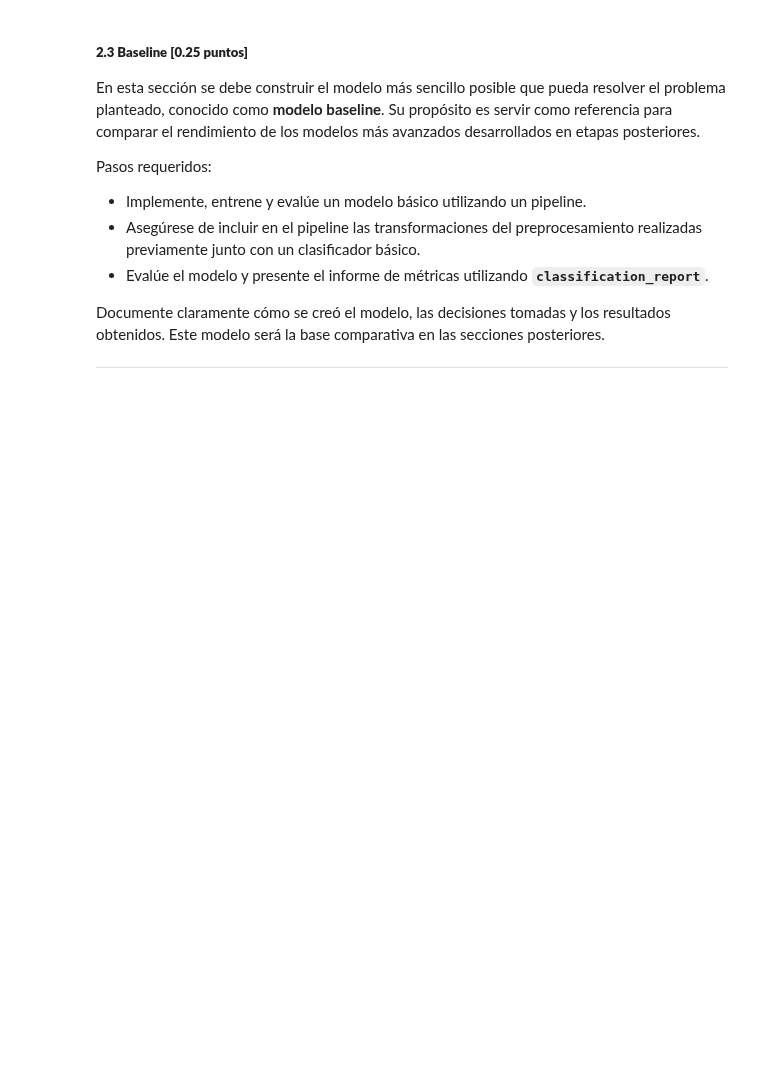
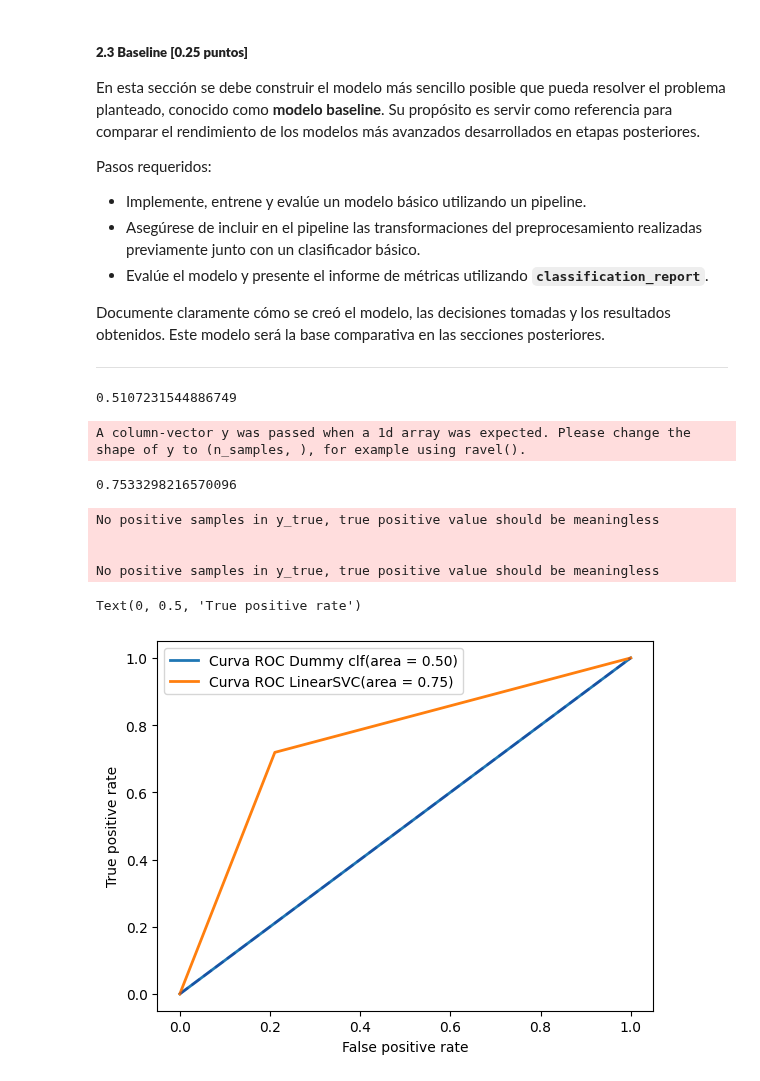
Before and after one commit to carinunez/Labs_MDS, a Jupyter notebook: proyecto_lab/project.ipynb, the cells around one changed output. Cells and saved outputs as stored; diff of their text form; code cells hidden in the pictures; blank space fills up the shorter version.

```diff
--- a/proyecto_lab/project.ipynb
+++ b/proyecto_lab/project.ipynb
@@ -403,3 +430,7 @@ El proceso debe estar bien documentado y justificado en el informe, explicando l
+# %%
+from sklearn.model_selection import train_test_split
+X_train, X_test, y_train, y_test = train_test_split(optimus, y_t0.values,
+                                                    test_size=0.3, random_state=29, shuffle=True,)
 # %% [markdown]
 ##### **2.3 Baseline [0.25 puntos]**
 
@@ -415,0 +453,48 @@ Documente claramente cómo se creó el modelo, las decisiones tomadas y los resu
+# %%
+# Aplico labelEncoder a la col 'wallet_address'
+
+encoder = LabelEncoder()
+encoder.fit(X_t0.wallet_address)
+
+X_train.wallet_address  = encoder.transform(X_train.wallet_address)
+X_test.wallet_address = encoder.transform(X_test.wallet_address)
+# %%
+dummy_clf = DummyClassifier(strategy='most_frequent')
+dummy_clf.fit(X_train, y_train)
+y_dummy = dummy_clf.predict(X_test)
+
+# dummy.score:Return the mean accuracy on the given test data and labels.
+dummy_clf.score(X_test, y_test)
+# %% [output]
+0.5107231544886749
+# %%
+lsvc = LinearSVC(random_state=29)
+lsvc.fit(X_train.drop(columns=timestamps), y_train)
+y_lsvc = lsvc.predict(X_test.drop(columns=timestamps))
+lsvc.score(X_test.drop(columns=timestamps), y_test)
+# %% [output]
+A column-vector y was passed when a 1d array was expected. Please change the shape of y to (n_samples, ), for example using ravel().
+0.7533298216570096
+# %%
+# AUC curve
+models = ['Dummy clf', 'LinearSVC']
+
+for i, y in enumerate([y_dummy, y_lsvc]):
+    fpr, tpr, thresholds = roc_curve(y_test, y, pos_label=2)
+    auc(fpr, tpr)
+    fpr, tpr, _ = roc_curve(y_test, y,)
+    roc_auc = roc_auc_score(y_test, y)
+
+    plt.plot(fpr, tpr, lw=2, label=f'Curva ROC {models[i]}(area = %0.2f)' % roc_auc)
+plt.plot([0, 1], [0, 1], color='navy', lw=2, linestyle='--', alpha=0.3)
+plt.legend()
+
+plt.xlabel('False positive rate')
+plt.ylabel('True positive rate')
+# %% [output]
+No positive samples in y_true, true positive value should be meaningless
+
+
+No positive samples in y_true, true positive value should be meaningless
+Text(0, 0.5, 'True positive rate')
+[figure, added]
```
Also changed, not shown: parts of 11 cells of this notebook.
